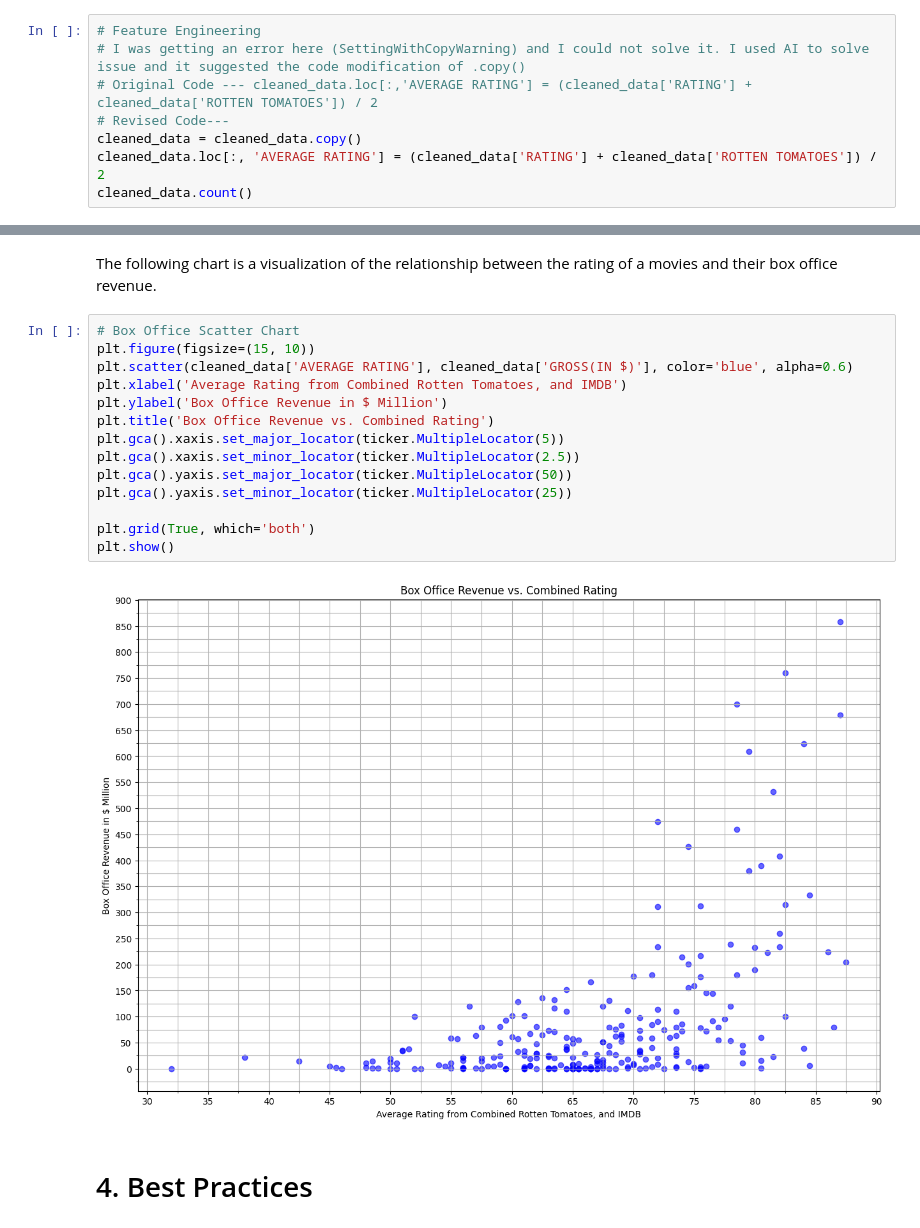
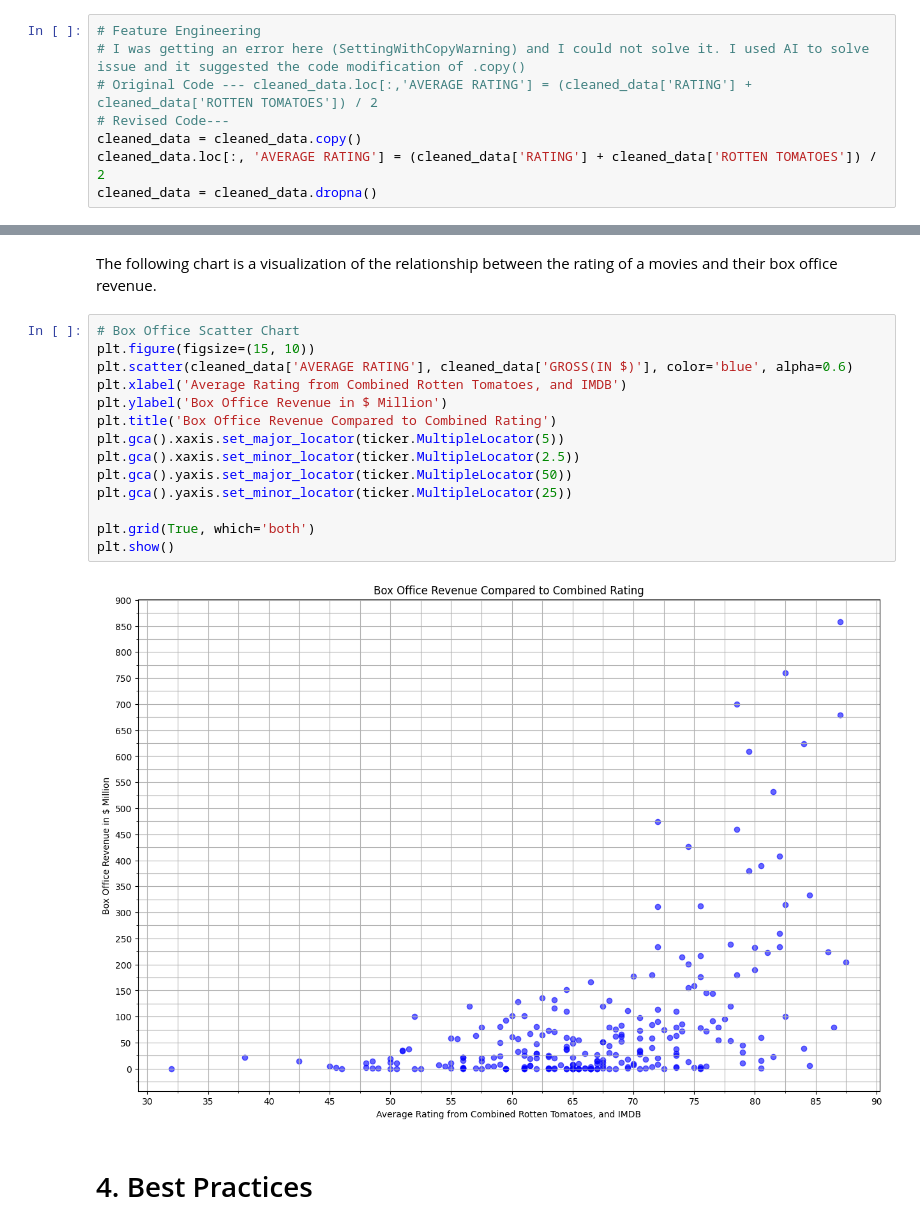
Before and after one commit to danthreepo/CapstoneProject_2025, a Jupyter notebook: vankirk_capstone_project_2025.ipynb, the cells around one changed output, grey strips where cells are left out. Drawn from its saved outputs; the diff is of its cells as text.

```diff
--- a/vankirk_capstone_project_2025.ipynb
+++ b/vankirk_capstone_project_2025.ipynb
@@ -94,4 +94,4 @@ Feature Engineering
 # Revised Code---
 cleaned_data = cleaned_data.copy()
 cleaned_data.loc[:, 'AVERAGE RATING'] = (cleaned_data['RATING'] + cleaned_data['ROTTEN TOMATOES']) / 2
-cleaned_data.count()
+cleaned_data = cleaned_data.dropna()
@@ -175,19 +160,19 @@ The following chart is a visualization of the relationship between the rating of
 # %%
 # Box Office Scatter Chart
 plt.figure(figsize=(15, 10))
 plt.scatter(cleaned_data['AVERAGE RATING'], cleaned_data['GROSS(IN $)'], color='blue', alpha=0.6)
 plt.xlabel('Average Rating from Combined Rotten Tomatoes, and IMDB')
 plt.ylabel('Box Office Revenue in $ Million')
-plt.title('Box Office Revenue vs. Combined Rating')
+plt.title('Box Office Revenue Compared to Combined Rating')
 plt.gca().xaxis.set_major_locator(ticker.MultipleLocator(5))
 plt.gca().xaxis.set_minor_locator(ticker.MultipleLocator(2.5))
 plt.gca().yaxis.set_major_locator(ticker.MultipleLocator(50))
 plt.gca().yaxis.set_minor_locator(ticker.MultipleLocator(25))
 
 plt.grid(True, which='both')
 plt.show()
 # %% [output]
-[figure, old version]
+[figure, new version]
 # %% [markdown]
 # 4. Best Practices
 # %% [markdown]
```
Also changed, not shown: parts of 3 cells of this notebook.
